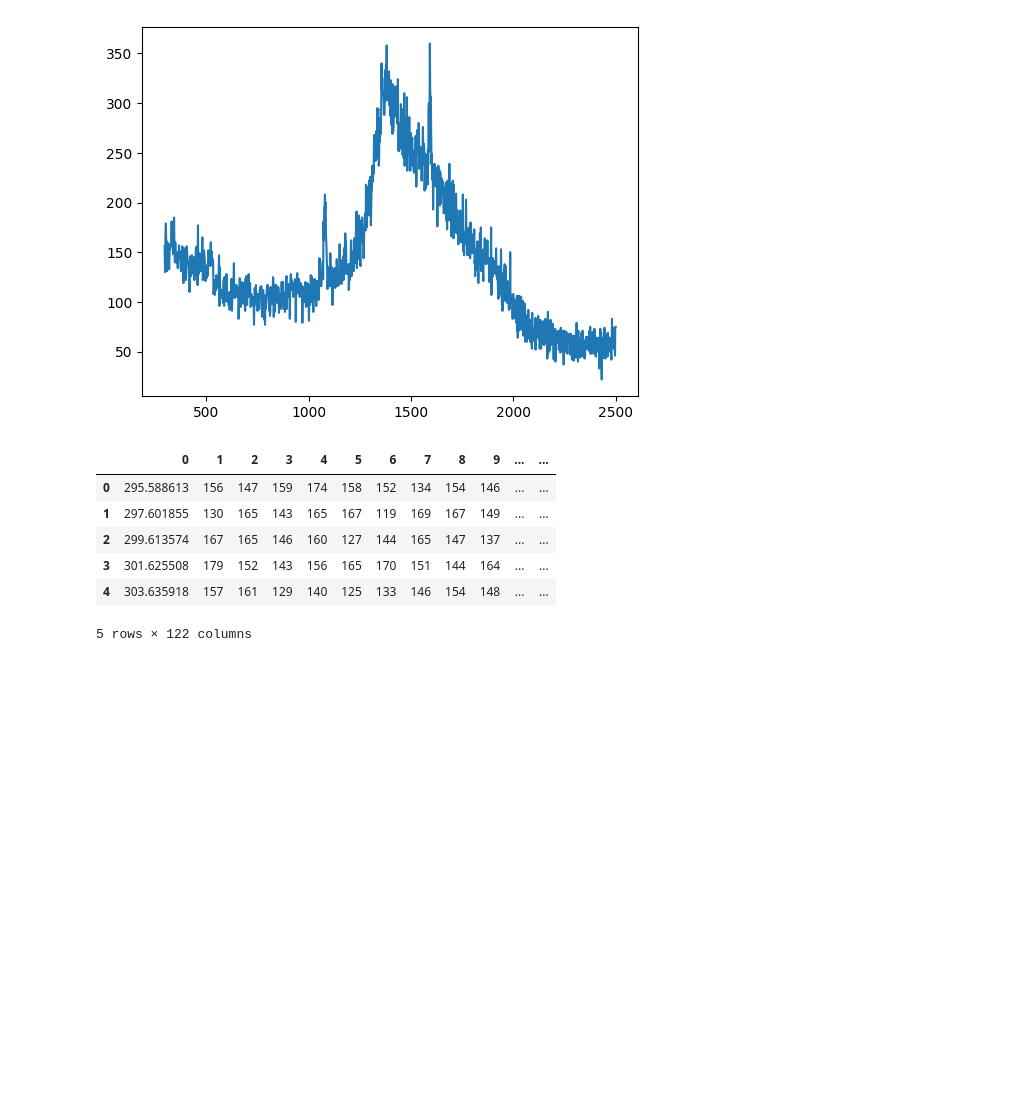
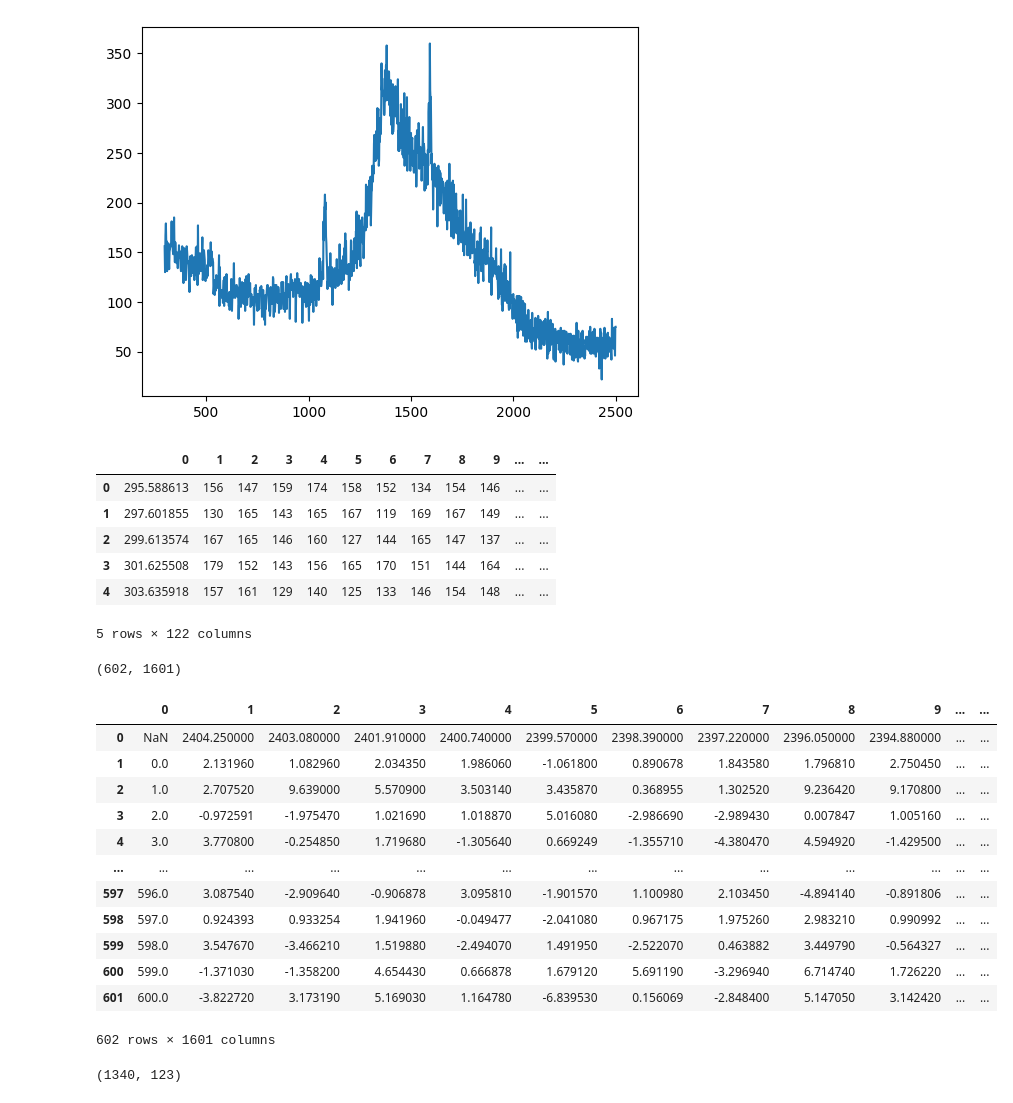
Before and after one commit to moria5161/Ramancloud, a Jupyter notebook: samples/tmp.ipynb, the cells around one changed output. Cells and saved outputs as stored; diff of their text form; code cells hidden in the pictures; blank space fills up the shorter version.

```diff
--- a/samples/tmp.ipynb
+++ b/samples/tmp.ipynb
@@ -89,0 +96,22 @@ df.head()
+# %%
+data = pd.read_csv('./0.1 mw-1 s_01.txt', delimiter='\t', header=None)
+# %%
+data.shape
+# %% [output]
+(602, 1601)
+# %%
+data
+# %% [output]
+|  | 0 | 1 | 2 | 3 | 4 | 5 | 6 | 7 | 8 | 9 | ... | ... |
+| 0 | NaN | 2404.250000 | 2403.080000 | 2401.910000 | 2400.740000 | 2399.570000 | 2398.390000 | 2397.220000 | 2396.050000 | 2394.880000 | ... | ... |
+| 1 | 0.0 | 2.131960 | 1.082960 | 2.034350 | 1.986060 | -1.061800 | 0.890678 | 1.843580 | 1.796810 | 2.750450 | ... | ... |
+| 2 | 1.0 | 2.707520 | 9.639000 | 5.570900 | 3.503140 | 3.435870 | 0.368955 | 1.302520 | 9.236420 | 9.170800 | ... | ... |
+| 3 | 2.0 | -0.972591 | -1.975470 | 1.021690 | 1.018870 | 5.016080 | -2.986690 | -2.989430 | 0.007847 | 1.005160 | ... | ... |
+| 4 | 3.0 | 3.770800 | -0.254850 | 1.719680 | -1.305640 | 0.669249 | -1.355710 | -4.380470 | 4.594920 | -1.429500 | ... | ... |
+| ... | ... | ... | ... | ... | ... | ... | ... | ... | ... | ... | ... | ... |
+| 597 | 596.0 | 3.087540 | -2.909640 | -0.906878 | 3.095810 | -1.901570 | 1.100980 | 2.103450 | -4.894140 | -0.891806 | ... | ... |
+| 598 | 597.0 | 0.924393 | 0.933254 | 1.941960 | -0.049477 | -2.041080 | 0.967175 | 1.975260 | 2.983210 | 0.990992 | ... | ... |
+| 599 | 598.0 | 3.547670 | -3.466210 | 1.519880 | -2.494070 | 1.491950 | -2.522070 | 0.463882 | 3.449790 | -0.564327 | ... | ... |
+| 600 | 599.0 | -1.371030 | -1.358200 | 4.654430 | 0.666878 | 1.679120 | 5.691190 | -3.296940 | 6.714740 | 1.726220 | ... | ... |
+| 601 | 600.0 | -3.822720 | 3.173190 | 5.169030 | 1.164780 | -6.839530 | 0.156069 | -2.848400 | 5.147050 | 3.142420 | ... | ... |
+602 rows × 1601 columns
@@ -89,0 +120,4 @@ df.head()
+# %%
+data2.shape
+# %% [output]
+(1340, 123)
```
Also changed, not shown: parts of 17 cells of this notebook, 14 other files.
